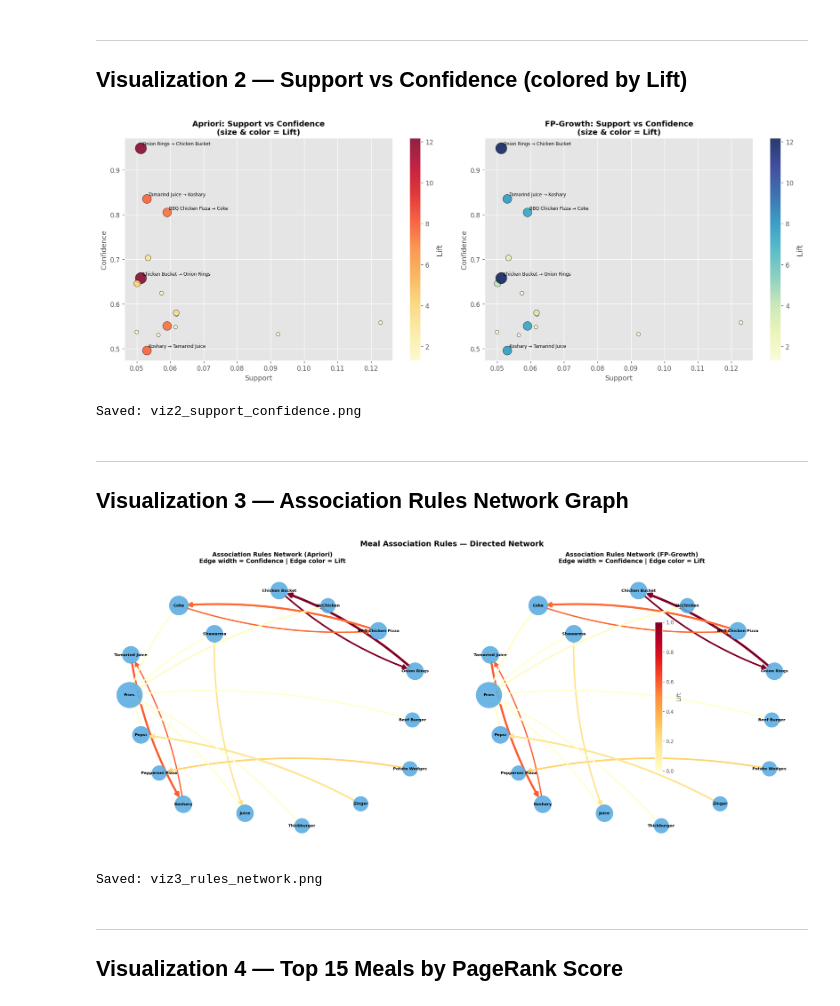
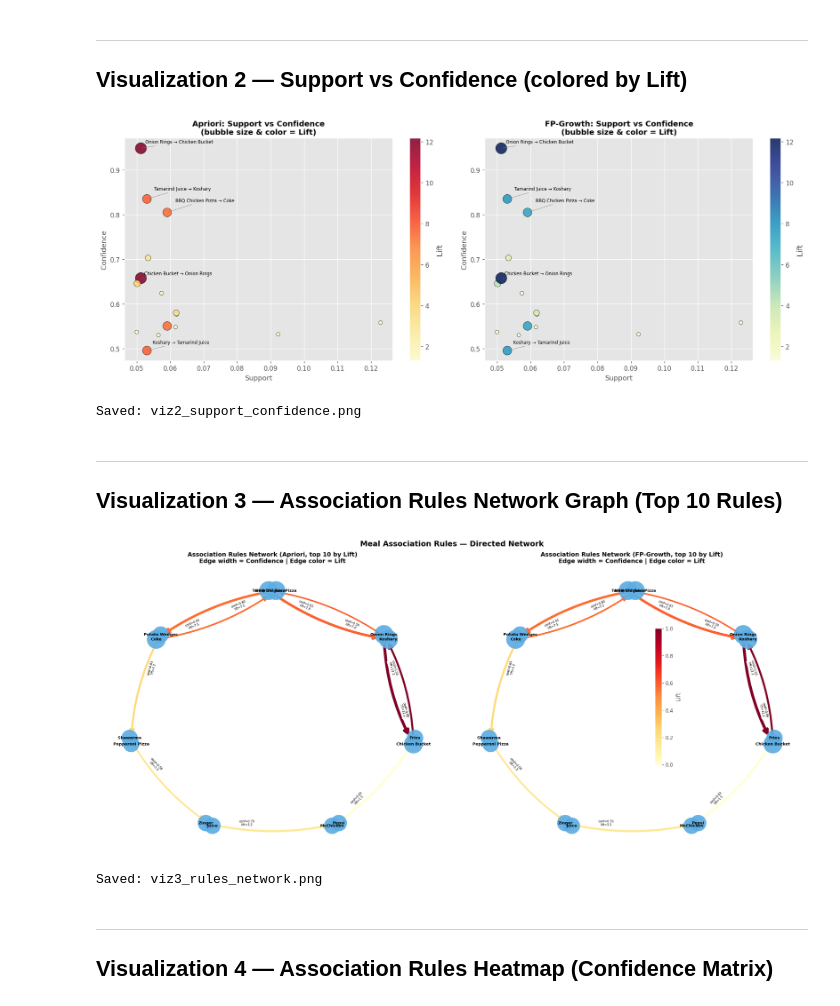
Before and after one commit to Alaa-Alyy/Food-Delivery-Pattern-Analysis-, a Jupyter notebook: notebooks/Food_Analysis_Visualization.ipynb, the cells around one changed output. Drawn from its saved outputs; the diff is of its cells as text; code cells hidden in the pictures.

```diff
--- a/notebooks/Food_Analysis_Visualization.ipynb
+++ b/notebooks/Food_Analysis_Visualization.ipynb
@@ -15,11 +16,14 @@ This notebook produces all network diagrams and association graphs by consuming
 # %% [markdown]
 ## 1. Imports
 # %%
+%matplotlib inline
+
 import pandas as pd
 import numpy as np
 import ast
 import itertools
 import collections
+import time
 import os
 import warnings
 warnings.filterwarnings('ignore')
@@ -33,7 +37,6 @@ from mlxtend.frequent_patterns import apriori, fpgrowth, association_rules
 from mlxtend.preprocessing import TransactionEncoder
 
 plt.style.use('ggplot')
-sns.set_palette('viridis')
 plt.rcParams['figure.dpi'] = 120
 
 OUTPUT_DIR = '../outputs'
@@ -199,81 +248,91 @@ for ax, rules_df, title, cmap in zip(
     )
     plt.colorbar(sc, ax=ax, label='Lift')
 
-    # Annotate top 5 rules by lift
-    for _, row in rules_df.nlargest(5, 'lift').iterrows():
+    # Annotate top 5 rules by lift (offset to avoid overlaps)
+    for i, (_, row) in enumerate(rules_df.nlargest(5, 'lift').iterrows()):
         label = f"{', '.join(list(row['antecedents']))} → {', '.join(list(row['consequents']))}"
         ax.annotate(label, (row['support'], row['confidence']),
-                    fontsize=7, ha='left', va='bottom',
-                    xytext=(3, 3), textcoords='offset points')
+                    fontsize=7, ha='left',
+                    xytext=(5 + i * 2, 5 + i * 3), textcoords='offset points',
+                    arrowprops=dict(arrowstyle='-', color='gray', lw=0.5))
 
     ax.set_xlabel('Support', fontsize=11)
     ax.set_ylabel('Confidence', fontsize=11)
-    ax.set_title(f'{title}: Support vs Confidence\n(size & color = Lift)', fontsize=12, fontweight='bold')
+    ax.set_title(f'{title}: Support vs Confidence\n(bubble size & color = Lift)', fontsize=12, fontweight='bold')
 
 plt.tight_layout()
 plt.savefig(f'{OUTPUT_DIR}/viz2_support_confidence.png', dpi=150, bbox_inches='tight')
 plt.show()
 print('Saved: viz2_support_confidence.png')
 # %% [output]
-[figure, old version]
+[figure, new version]
 Saved: viz2_support_confidence.png
 # %% [markdown]
 ---
-## Visualization 3 — Association Rules Network Graph
+## Visualization 3 — Association Rules Network Graph (Top 10 Rules)
 # %%
-def build_rules_graph(rules_df, top_n=16):
-    top_rules = rules_df.sort_values('lift', ascending=False).head(top_n)
+def build_rules_graph(rules_df, top_n=10):
+    top_rules = rules_df.nlargest(top_n, 'lift')
     G = nx.DiGraph()
     for _, row in top_rules.iterrows():
         ant = ', '.join(sorted(list(row['antecedents'])))
         con = ', '.join(sorted(list(row['consequents'])))
         G.add_edge(ant, con,
                    confidence=row['confidence'],
                    lift=row['lift'],
                    support=row['support'])
-    return G
+    return G, top_rules
 
 fig, axes = plt.subplots(1, 2, figsize=(20, 9))
 
-for ax, rules_df, title in zip(
-    axes,
-    [apriori_rules, fpg_rules],
-    ['Apriori', 'FP-Growth']
-):
-    G = build_rules_graph(rules_df)
-    pos = nx.spring_layout(G, k=2.5, seed=42)
+for ax, rules_df, title in zip(axes, [apriori_rules, fpg_rules], ['Apriori', 'FP-Growth']):
+    G, top_rules = build_rules_graph(rules_df, top_n=10)
+
+    # Kamada-Kawai gives cleaner, less tangled layout than spring
+    try:
+        pos = nx.kamada_kawai_layout(G)
+    except Exception:
+        pos = nx.spring_layout(G, k=2.5, seed=42)
 
     node_degrees = dict(G.degree())
-    node_sizes = [600 + node_degrees[n] * 300 for n in G.nodes()]
-    edge_widths = [G[u][v]['confidence'] * 5 for u, v in G.edges()]
-    edge_lifts = [G[u][v]['lift'] for u, v in G.edges()]
+    node_sizes  = [700 + node_degrees[n] * 350 for n in G.nodes()]
+    edge_widths = [G[u][v]['confidence'] * 6 for u, v in G.edges()]
+    edge_lifts  = [G[u][v]['lift'] for u, v in G.edges()]
 
     nx.draw_networkx_nodes(G, pos, node_size=node_sizes,
-                           node_color='#5DADE2', alpha=0.9, ax=ax)
-    edges = nx.draw_networkx_edges(G, pos, width=edge_widths,
-                                   edge_color=edge_lifts, edge_cmap=plt.cm.YlOrRd,
-                                   arrows=True, arrowsize=18, ax=ax,
-                                   connectionstyle='arc3,rad=0.1', min_source_margin=15,
-                                   min_target_margin=15)
+                           node_color='#5DADE2', alpha=0.92, ax=ax)
+    edges_drawn = nx.draw_networkx_edges(
+        G, pos, width=edge_widths,
+        edge_color=edge_lifts, edge_cmap=plt.cm.YlOrRd,
+        arrows=True, arrowsize=20, ax=ax,
+        connectionstyle='arc3,rad=0.12',
+        min_source_margin=18, min_target_margin=18
+    )
     nx.draw_networkx_labels(G, pos, font_size=8, font_weight='bold', ax=ax)
 
-    ax.set_title(f'Association Rules Network ({title})\nEdge width = Confidence | Edge color = Lift',
+    # Edge confidence labels
+    edge_labels = {(u, v): f"conf={G[u][v]['confidence']:.2f}\nlift={G[u][v]['lift']:.1f}"
+                   for u, v in G.edges()}
+    nx.draw_networkx_edge_labels(G, pos, edge_labels=edge_labels,
+                                  font_size=6, ax=ax, label_pos=0.3)
+
+    ax.set_title(f'Association Rules Network ({title}, top 10 by Lift)\n'
+                 'Edge width = Confidence | Edge color = Lift',
                  fontsize=12, fontweight='bold')
     ax.axis('off')
 
 sm = plt.cm.ScalarMappable(cmap=plt.cm.YlOrRd)
 sm.set_array([])
-plt.colorbar(sm, ax=axes, label='Lift', shrink=0.6, pad=0.02)
-
+plt.colorbar(sm, ax=axes, label='Lift', shrink=0.55, pad=0.02)
 plt.suptitle('Meal Association Rules — Directed Network', fontsize=15, fontweight='bold')
 plt.tight_layout()
 plt.savefig(f'{OUTPUT_DIR}/viz3_rules_network.png', dpi=150, bbox_inches='tight')
 plt.show()
 print('Saved: viz3_rules_network.png')
 # %% [output]
-[figure, old version]
+[figure, new version]
 Saved: viz3_rules_network.png
 # %% [markdown]
 ---
-## Visualization 4 — Top 15 Meals by PageRank Score
+## Visualization 4 — Association Rules Heatmap (Confidence Matrix)
 # %%
```
Also changed, not shown: parts of 14 cells of this notebook, 8 other files.
